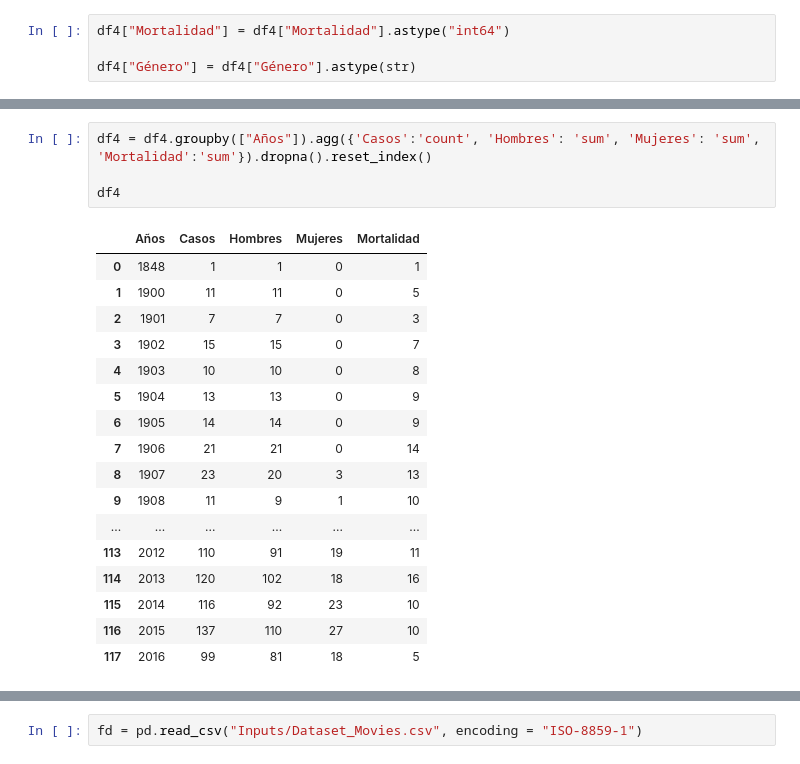
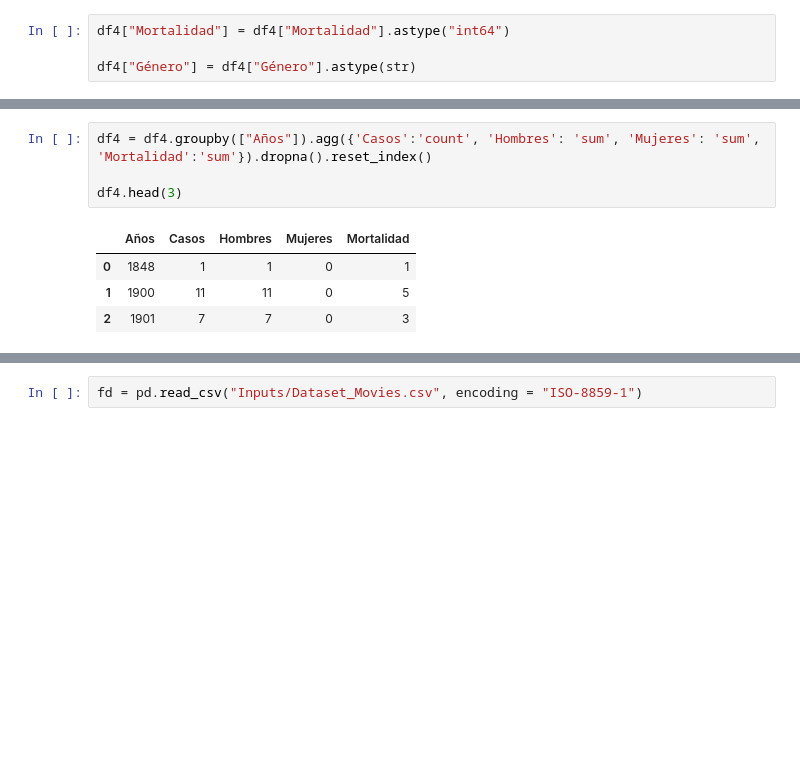
Before and after one commit to Alejorro/Analysis-dataset-Shark-attacks, a Jupyter notebook: Analysis_Dataset_Shark_Attacks.ipynb, the cells around one changed output, grey strips where cells are left out. Drawn from its saved outputs; the diff is of its cells as text; blank space fills up the shorter version.

```diff
--- a/Analysis_Dataset_Shark_Attacks.ipynb
+++ b/Analysis_Dataset_Shark_Attacks.ipynb
@@ -170,25 +108,12 @@ See the caveats in the documentation: http://pandas.pydata.org/pandas-docs/stabl
 # %%
 df4 = df4.groupby(["Años"]).agg({'Casos':'count', 'Hombres': 'sum', 'Mujeres': 'sum', 'Mortalidad':'sum'}).dropna().reset_index()
 
-df4
+df4.head(3)
 # %% [output]
 |  | Años | Casos | Hombres | Mujeres | Mortalidad |
 | 0 | 1848 | 1 | 1 | 0 | 1 |
 | 1 | 1900 | 11 | 11 | 0 | 5 |
 | 2 | 1901 | 7 | 7 | 0 | 3 |
-| 3 | 1902 | 15 | 15 | 0 | 7 |
-| 4 | 1903 | 10 | 10 | 0 | 8 |
-| 5 | 1904 | 13 | 13 | 0 | 9 |
-| 6 | 1905 | 14 | 14 | 0 | 9 |
-| 7 | 1906 | 21 | 21 | 0 | 14 |
-| 8 | 1907 | 23 | 20 | 3 | 13 |
-| 9 | 1908 | 11 | 9 | 1 | 10 |
-| ... | ... | ... | ... | ... | ... |
-| 113 | 2012 | 110 | 91 | 19 | 11 |
-| 114 | 2013 | 120 | 102 | 18 | 16 |
-| 115 | 2014 | 116 | 92 | 23 | 10 |
-| 116 | 2015 | 137 | 110 | 27 | 10 |
-| 117 | 2016 | 99 | 81 | 18 | 5 |
 # %%
 df5 = df4
 
```
Also changed, not shown: parts of 14 cells of this notebook.
